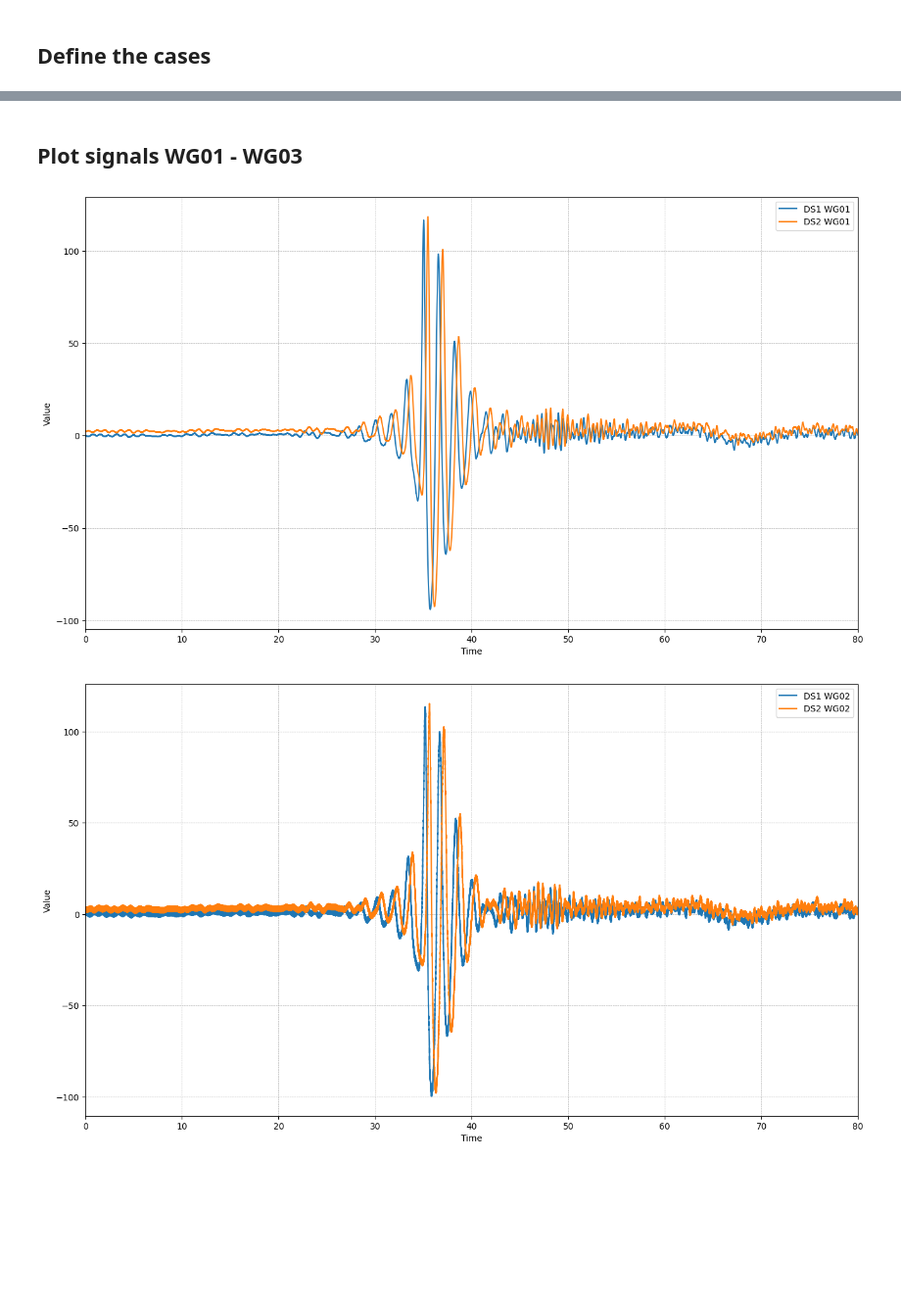
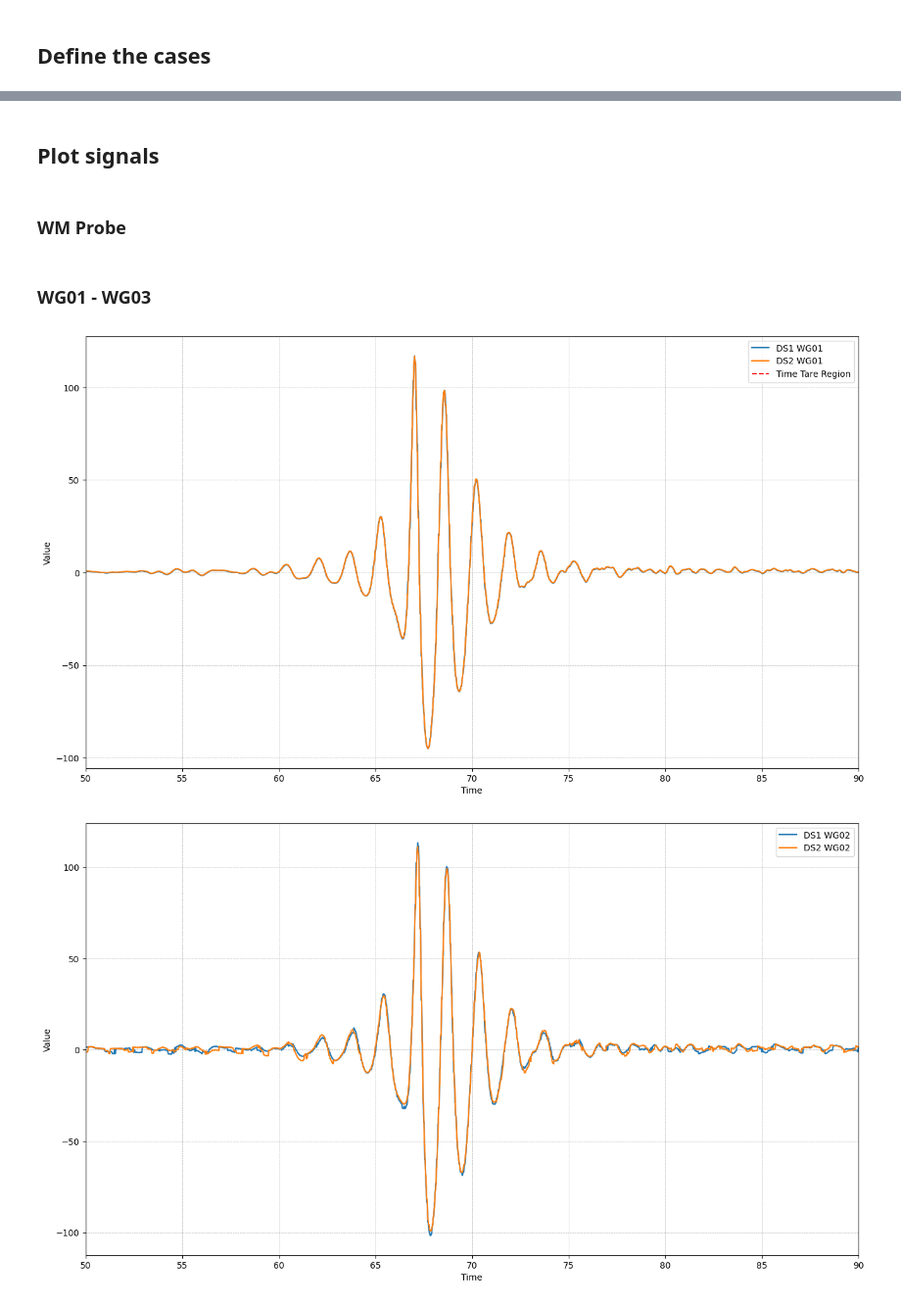
Before and after one commit to CMOE-TUDelft/SkyBoxAnalysis, a Jupyter notebook: python/scripts/plotWP_comp.ipynb, the cells around one changed output, grey strips where cells are left out. Shown at 98% size. Saved outputs shown, nothing was run; the diff lists cells and outputs as text; code cells hidden in the pictures; blank space fills up the shorter version.

```diff
--- a/python/scripts/plotWP_comp.ipynb
+++ b/python/scripts/plotWP_comp.ipynb
@@ -50,6 +50,6 @@ The gap between the PLT and the MPL in the front is 6mm and in the back is 2mm
 === End of Test Properties ===
 # %%
-testName2 = "Test359"
+testName2 = "Test172"
 
 file2 = skb.io.find_unique_file(data_folder, testName2, ext="mat")
 print(f"Processing file: {file2}")
@@ -79,7 +79,20 @@ Top-level keys: ['ConversionFactor', 'ConversionOffset', 'DefaultData', 'MP3Filt
 # %%
 ds1 = loaded_mat1["DefaultData"]
+print(ds1.attrs)
 
 ds2 = loaded_mat2["DefaultData"]
+print(ds2.attrs)
+
+# Sometimes need to skip initial data.
+# Skip first 10 indexes
+ds1 = ds1.isel(Time=slice(10, None))
+ds2 = ds2.isel(Time=slice(10, None))
+
+# Set Tare for all probes
+tare_tmin = 0
+tare_tmax = 5
+ds1 = skb.postprocess.set_all_probe_tare(ds1, start_time=tare_tmin, end_time=tare_tmax)
+ds2 = skb.postprocess.set_all_probe_tare(ds2, start_time=tare_tmin, end_time=tare_tmax)
 
 # Can also do a slice of time if needed here
 
@@ -86,0 +105,20 @@ pass
+# %%
+def get_timeidx_of_max(ds1, ds2, tmin, tmax):
+    """Get time index of max value in both datasets in the given time range."""
+    ds1_cut = ds1.sel(Time=slice(tmin, tmax))
+    ds2_cut = ds2.sel(Time=slice(tmin, tmax))
+
+    ds1_max_idxtime = ds1_cut.idxmax('Time')
+    ds2_max_idxtime = ds2_cut.idxmax('Time')
+
+    return ds1_max_idxtime, ds2_max_idxtime
+# %%
+ds1_max_idxtime, ds2_max_idxtime = get_timeidx_of_max(ds1, ds2, tmin=20, tmax=80)
+
+# Shift ds2 time to align max of WG01
+# Can change to any other probe as needed
+tShift = ds2_max_idxtime['WG01'].values - ds1_max_idxtime['WG01'].values
+
+ds2 = ds2.assign_coords(Time=ds2['Time'] - tShift)
+ds2.attrs['TimeShiftApplied'] = tShift
+print(f"Shifting ds2 by {ds2.attrs['TimeShiftApplied']}")
@@ -87,2 +127,4 @@ pass
 # %% [markdown]
-## Plot signals WG01 - WG03
+## Plot signals
+# %% [markdown]
+### WM Probe
@@ -89,38 +146,39 @@ pass
+# %% [markdown]
+### WG01 - WG03
 # %%
-xmin = 0
-xmax = 80
+xmin = 50
+xmax = 90
 
-# Plot WG01
 fig, ax = plt.subplots(figsize=(16,9))
 ds1['WG01'].plot(linestyle='-', label="DS1 WG01")
 ds2['WG01'].plot(linestyle='-', label="DS2 WG01")
+ax.axvline(x=tare_tmin, color='r', linestyle='--')
+ax.axvline(x=tare_tmax, color='r', linestyle='--', label='Time Tare Region')
 # plt.yticks(range(0,150,2))
 ax.set_xlim(xmin, xmax)
 # plt.ylim(ymin, ymax)
 set_min_plot_prop(ax)
 plt.show()
 
-# Plot WG02
 fig, ax = plt.subplots(figsize=(16,9))
 ds1['WG02'].plot(linestyle='-', label="DS1 WG02")
 ds2['WG02'].plot(linestyle='-', label="DS2 WG02")
 # plt.yticks(range(0,150,2))
 ax.set_xlim(xmin, xmax)
 # plt.ylim(ymin, ymax)
 set_min_plot_prop(ax)
 plt.show()
 
-# Plot WG03
 fig, ax = plt.subplots(figsize=(16,9))
 ds1['WG03'].plot(linestyle='-', label="DS1 WG03")
 ds2['WG03'].plot(linestyle='-', label="DS2 WG03")
 # plt.yticks(range(0,150,2))
 ax.set_xlim(xmin, xmax)
 # plt.ylim(ymin, ymax)
 set_min_plot_prop(ax)
 plt.show()
 
 pass
 # %% [output]
-[figure, old version]
+[figure, new version]
-[figure, old version]
+[figure, new version]
```
Also changed, not shown: parts of 18 cells of this notebook, 3 other files.
